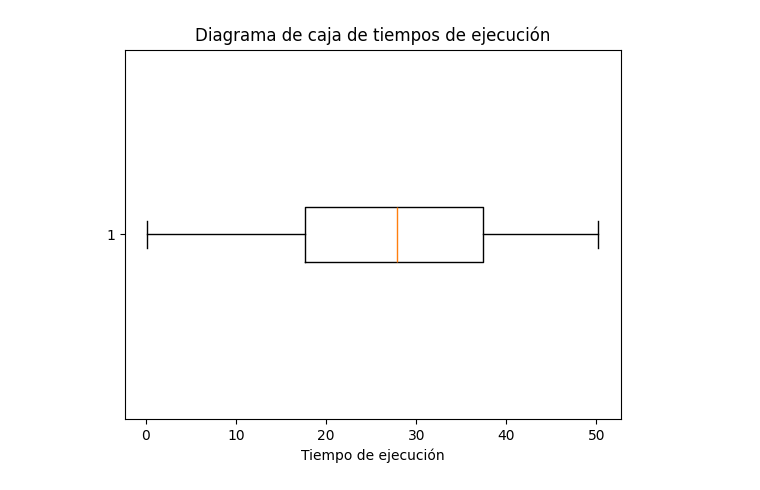
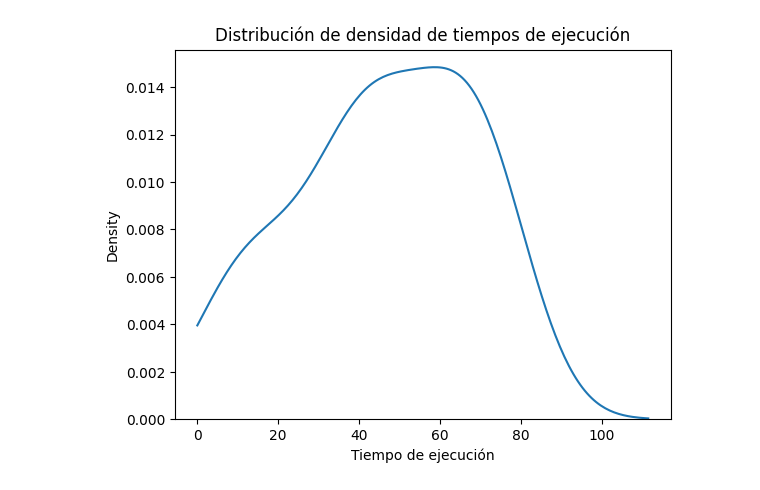
Before and after one commit to jneiracampos/my-celery-flask-app, a Jupyter notebook: statistics.ipynb, the cells around one changed output. Cells and saved outputs as stored; diff of their text form; code cells hidden in the pictures.

Commit message:
v3 KEDA

```diff
--- a/statistics.ipynb
+++ b/statistics.ipynb
@@ -1707,0 +3,12 @@ execution_times = [
+# %%
+def extract_data(json_data):
+    execution_times = []
+    executed_by_list = []
+    received_by_list = []
+
+    for entry in json_data:
+        execution_times.append(entry.get("execution_time"))
+        executed_by_list.append(entry.get("executed_by"))
+        received_by_list.append(entry.get("received_by"))
+
+    return execution_times, executed_by_list, received_by_list
@@ -1707,0 +475,2 @@ execution_times = [
+# %%
+execution_times_keda_25_users_in_60s, executed_by_keda_25_users_in_60s, received_by_keda_25_users_in_60s = extract_data(json_data_keda_25_users_in_60s)
@@ -1708,7 +5852,7 @@ execution_times = [
 # %%
-plt.boxplot(execution_times, vert=False)
-plt.title("Diagrama de caja de tiempos de ejecución")
+sns.kdeplot(execution_times_keda_25_users_in_60s, clip=(0, max(execution_times_keda_25_users_in_60s)))
+plt.title("Distribución de densidad de tiempos de ejecución")
 plt.xlabel("Tiempo de ejecución")
 plt.show()
 # %% [output]
-[figure, old version]
+[figure, new version]
```
Also changed, not shown: parts of 20 cells of this notebook, 4 other files.
